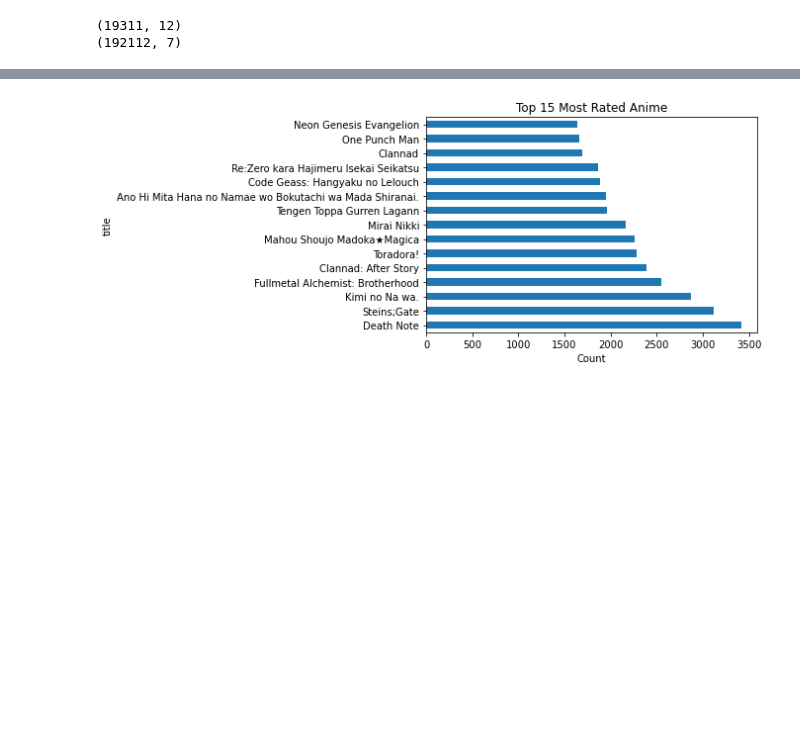
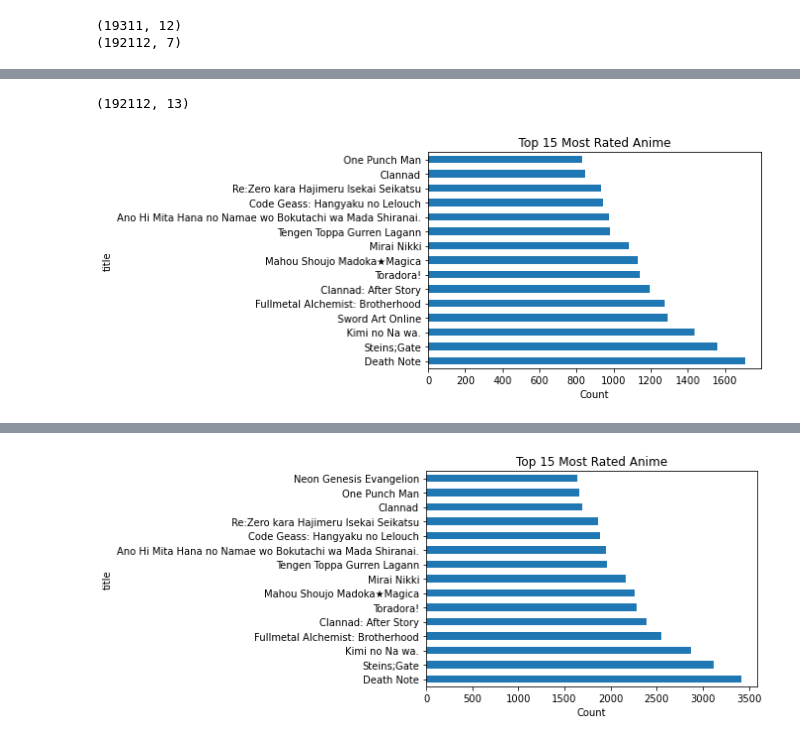
Before and after one commit to shandytp/anime-recommender-system, a Jupyter notebook: anime-recommendation.ipynb, the cells around one changed output, grey strips where cells are left out. Drawn from its saved outputs; the diff is of its cells as text; code cells hidden in the pictures; blank space fills up the shorter version.

```diff
--- a/anime-recommendation.ipynb
+++ b/anime-recommendation.ipynb
@@ -211,0 +197,2 @@ Name: score, Length: 580, dtype: int64
+# %%
+data_anime = data_anime.reset_index(drop=True).drop(['index'],axis=1)
@@ -211,0 +244,8 @@ Name: score, Length: 580, dtype: int64
+# %%
+anime_fulldata = pd.merge(
+    data_anime,
+    data_review,
+    how='right',
+    on='anime_uid',
+    suffixes=['', '_user']
+)
@@ -212,3 +284,20 @@ Name: score, Length: 580, dtype: int64
+# %%
+anime_fulldata = anime_fulldata.rename(
+    columns={'name': 'anime_title', 'rating_user': 'user_rating'}
+)
+
+print(anime_fulldata.shape)
+# %% [output]
+(192112, 13)
+# %%
+dfct = anime_fulldata.groupby('title').size().sort_values(ascending=False)
+
+dfct.head(15).plot.barh()
+plt.title('Top 15 Most Rated Anime')
+plt.xlabel('Count')
+plt.show()
+# %% [output]
+[figure, added]
 # %%
 data_review.head().T
 # %% [output]
```
Also changed, not shown: parts of 53 cells of this notebook.
